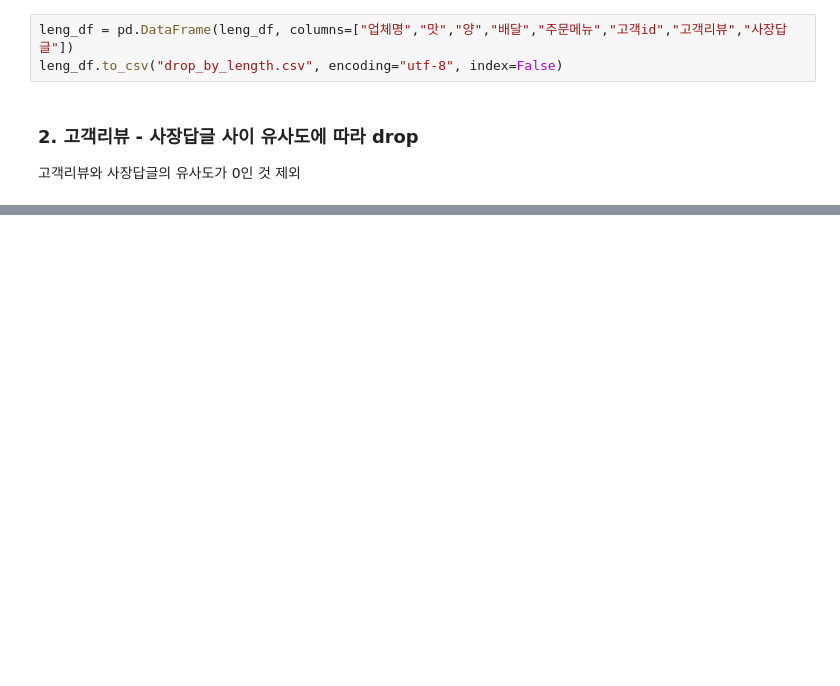
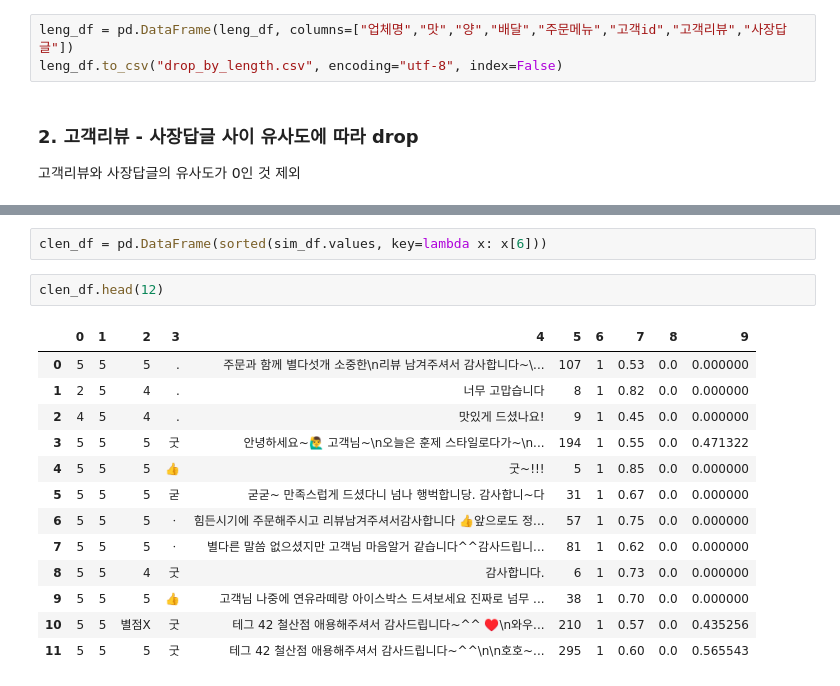
Before and after one commit to boostcampaitech3/final-project-level3-nlp-07, a Jupyter notebook: data_preprocess/drop_nonness.ipynb, the cells around one changed output, grey strips where cells are left out. Cells and saved outputs as stored; diff of their text form; blank space fills up the shorter version.

```diff
--- a/data_preprocess/drop_nonness.ipynb
+++ b/data_preprocess/drop_nonness.ipynb
@@ -41,0 +89,18 @@ sim_df.sample(5)
+# %%
+clen_df = pd.DataFrame(sorted(sim_df.values, key=lambda x: x[6]))
+# %%
+clen_df.head(12)
+# %% [output]
+|  | 0 | 1 | 2 | 3 | 4 | 5 | 6 | 7 | 8 | 9 |
+| 0 | 5 | 5 | 5 | . | 주문과 함께 별다섯개 소중한\n리뷰 남겨주셔서 감사합니다~\... | 107 | 1 | 0.53 | 0.0 | 0.000000 |
+| 1 | 2 | 5 | 4 | . | 너무 고맙습니다 | 8 | 1 | 0.82 | 0.0 | 0.000000 |
+| 2 | 4 | 5 | 4 | . | 맛있게 드셨나요! | 9 | 1 | 0.45 | 0.0 | 0.000000 |
+| 3 | 5 | 5 | 5 | 굿 | 안녕하세요~🙋‍♂️ 고객님~\n오늘은 훈제 스타일로다가~\n... | 194 | 1 | 0.55 | 0.0 | 0.471322 |
+| 4 | 5 | 5 | 5 | 👍 | 굿~!!! | 5 | 1 | 0.85 | 0.0 | 0.000000 |
+| 5 | 5 | 5 | 5 | 굳 | 굳굳~ 만족스럽게 드셨다니 넘나 행벅합니당. 감사합니~다 | 31 | 1 | 0.67 | 0.0 | 0.000000 |
+| 6 | 5 | 5 | 5 | ㆍ | 힘든시기에 주문해주시고 리뷰남겨주셔서감사합니다 👍앞으로도 정... | 57 | 1 | 0.75 | 0.0 | 0.000000 |
+| 7 | 5 | 5 | 5 | ㆍ | 별다른 말씀 없으셨지만 고객님 마음알거 같습니다^^감사드립니... | 81 | 1 | 0.62 | 0.0 | 0.000000 |
+| 8 | 5 | 5 | 4 | 굿 | 감사합니다. | 6 | 1 | 0.73 | 0.0 | 0.000000 |
+| 9 | 5 | 5 | 5 | 👍 | 고객님 나중에 연유라떼랑 아이스박스 드셔보세요 진짜로 넘무 ... | 38 | 1 | 0.70 | 0.0 | 0.000000 |
+| 10 | 5 | 5 | 별점X | 굿 | 테그 42 철산점 애용해주셔서 감사드립니다~^^ ♥️\n와우... | 210 | 1 | 0.57 | 0.0 | 0.435256 |
+| 11 | 5 | 5 | 5 | 굿 | 테그 42 철산점 애용해주셔서 감사드립니다~^^\n\n호호~... | 295 | 1 | 0.60 | 0.0 | 0.565543 |
```
Also changed, not shown: parts of 22 cells of this notebook, 1 other file.
